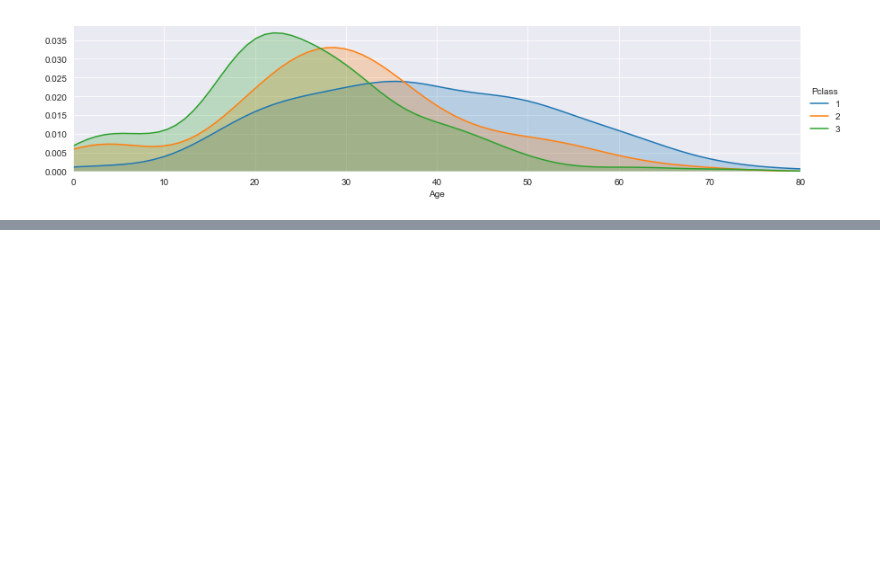
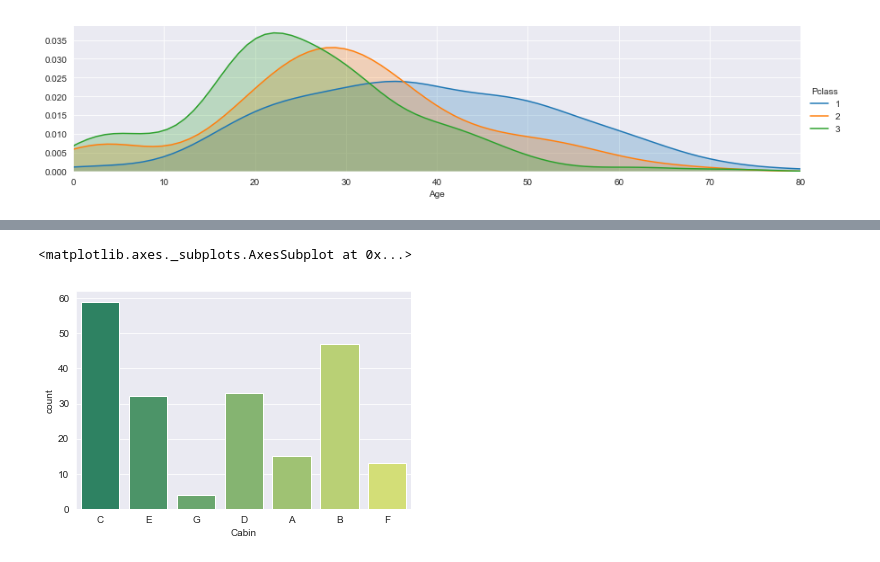
Before and after one commit to jsutch/Titanic-Kaggle, a Jupyter notebook: Kaggle Titantic Data Analysis.ipynb, the cells around one changed output, grey strips where cells are left out. Cells and saved outputs as stored; diff of their text form; code cells hidden in the pictures; blank space fills up the shorter version.

```diff
--- a/Kaggle Titantic Data Analysis.ipynb
+++ b/Kaggle Titantic Data Analysis.ipynb
@@ -208,0 +216,9 @@ Name: Cabin, dtype: object
+# %%
+# 'T' doesn't make sense, so we'll pull it out
+cabindf = cabindf[cabindf != 'T']
+# %%
+# replot
+sns.countplot('Cabin',data=cabindf, palette='summer')
+# %% [output]
+<matplotlib.axes._subplots.AxesSubplot at 0x...>
+[figure, added]
```
Also changed, not shown: parts of 11 cells of this notebook, 1 other file.
